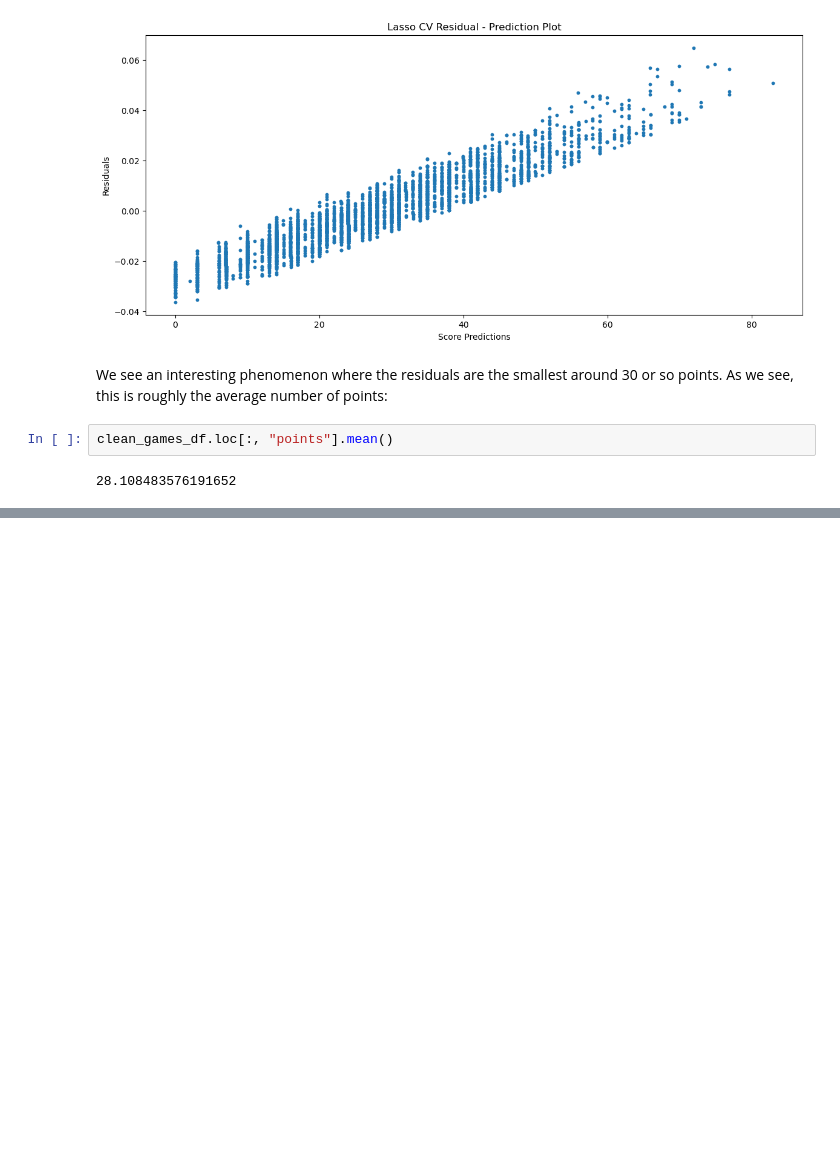
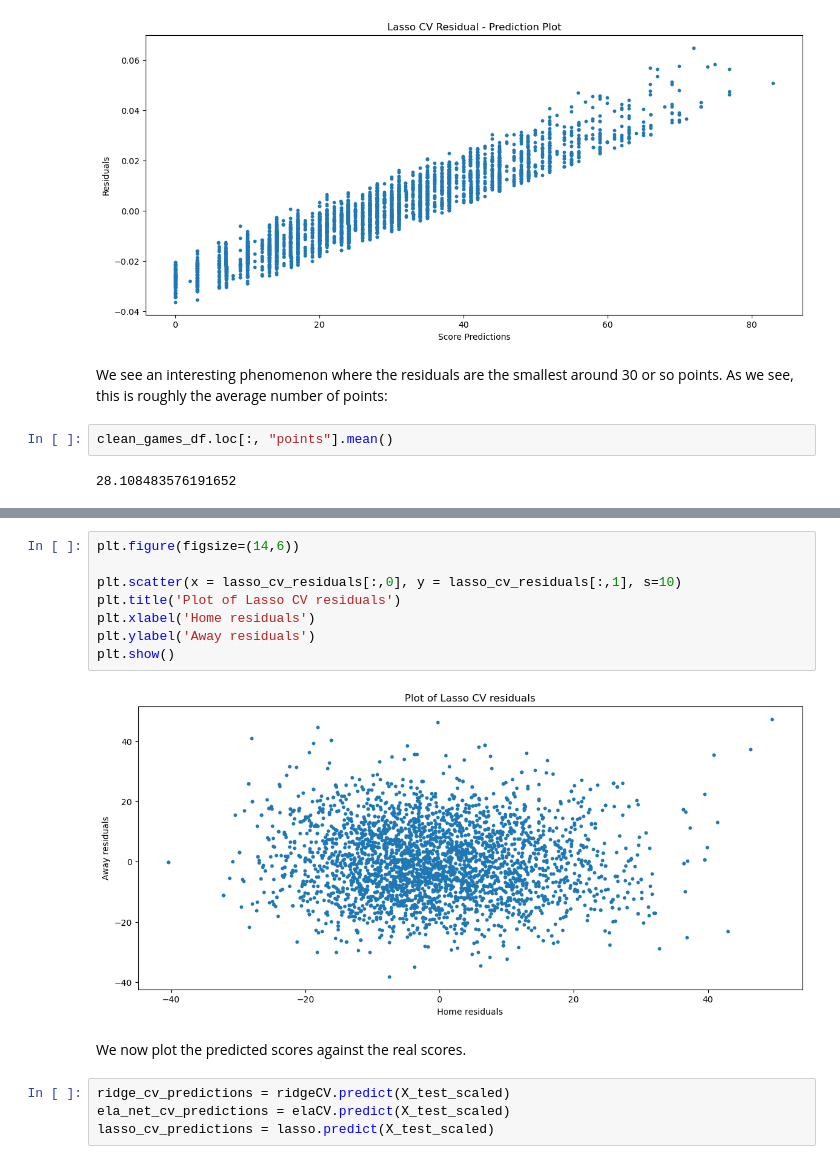
Before and after one commit to JohnVanderhoff/college_football_prediction_project, a Jupyter notebook: Erdos Institue Final Project - College Football Score Prediction/Prediction with Regression Models.ipynb, the cells around one changed output, grey strips where cells are left out. Cells and saved outputs as stored; diff of their text form; blank space fills up the shorter version.

```diff
--- a/Erdos Institue Final Project - College Football Score Prediction/Prediction with Regression Models.ipynb
+++ b/Erdos Institue Final Project - College Football Score Prediction/Prediction with Regression Models.ipynb
@@ -484,0 +657,16 @@ We have generated a model to predict stats from previous games, and we have deve
+# %%
+plt.figure(figsize=(14,6))
+
+plt.scatter(x = lasso_cv_residuals[:,0], y = lasso_cv_residuals[:,1], s=10)
+plt.title('Plot of Lasso CV residuals')
+plt.xlabel('Home residuals')
+plt.ylabel('Away residuals')
+plt.show()
+# %% [output]
+[figure, added]
+# %% [markdown]
+We now plot the predicted scores against the real scores.
+# %%
+ridge_cv_predictions = ridgeCV.predict(X_test_scaled)
+ela_net_cv_predictions = elaCV.predict(X_test_scaled)
+lasso_cv_predictions = lasso.predict(X_test_scaled)
```
Also changed, not shown: parts of 34 cells of this notebook.
